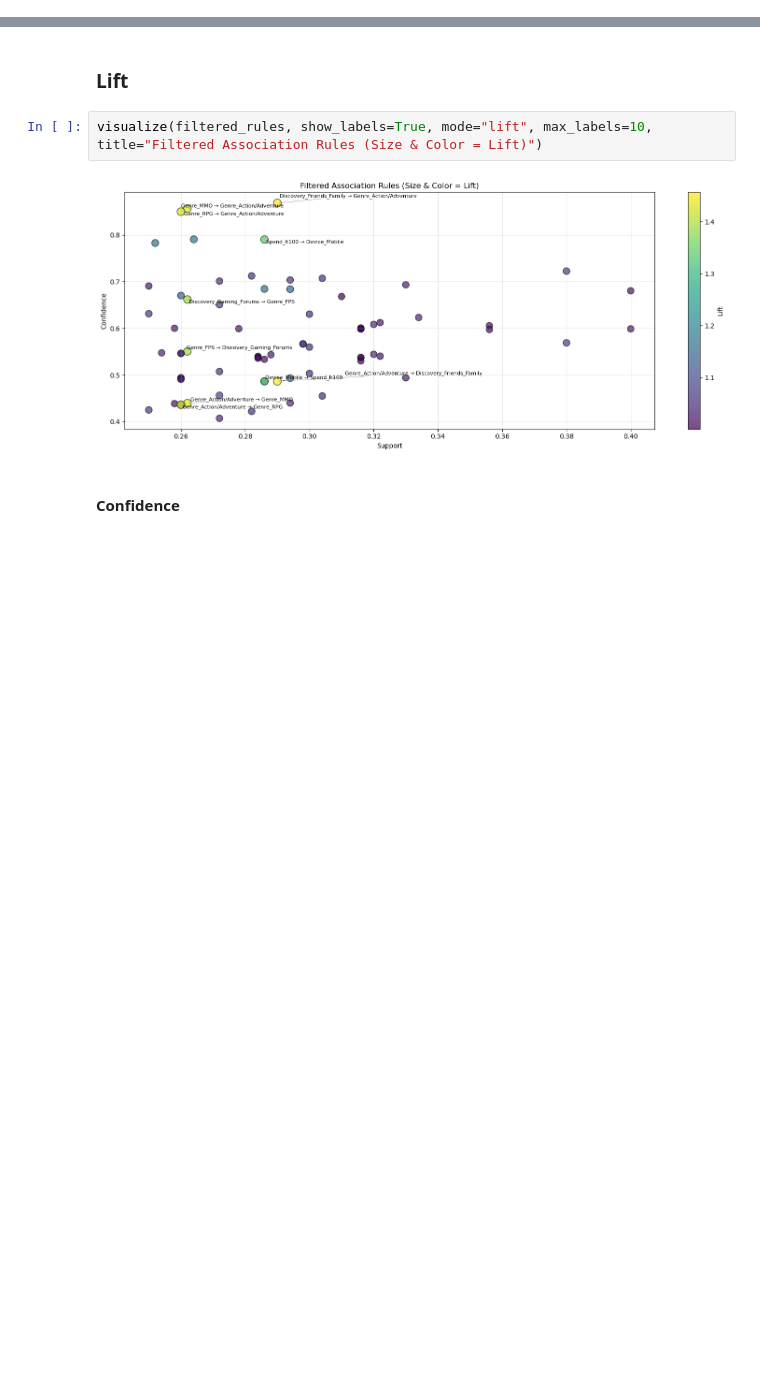
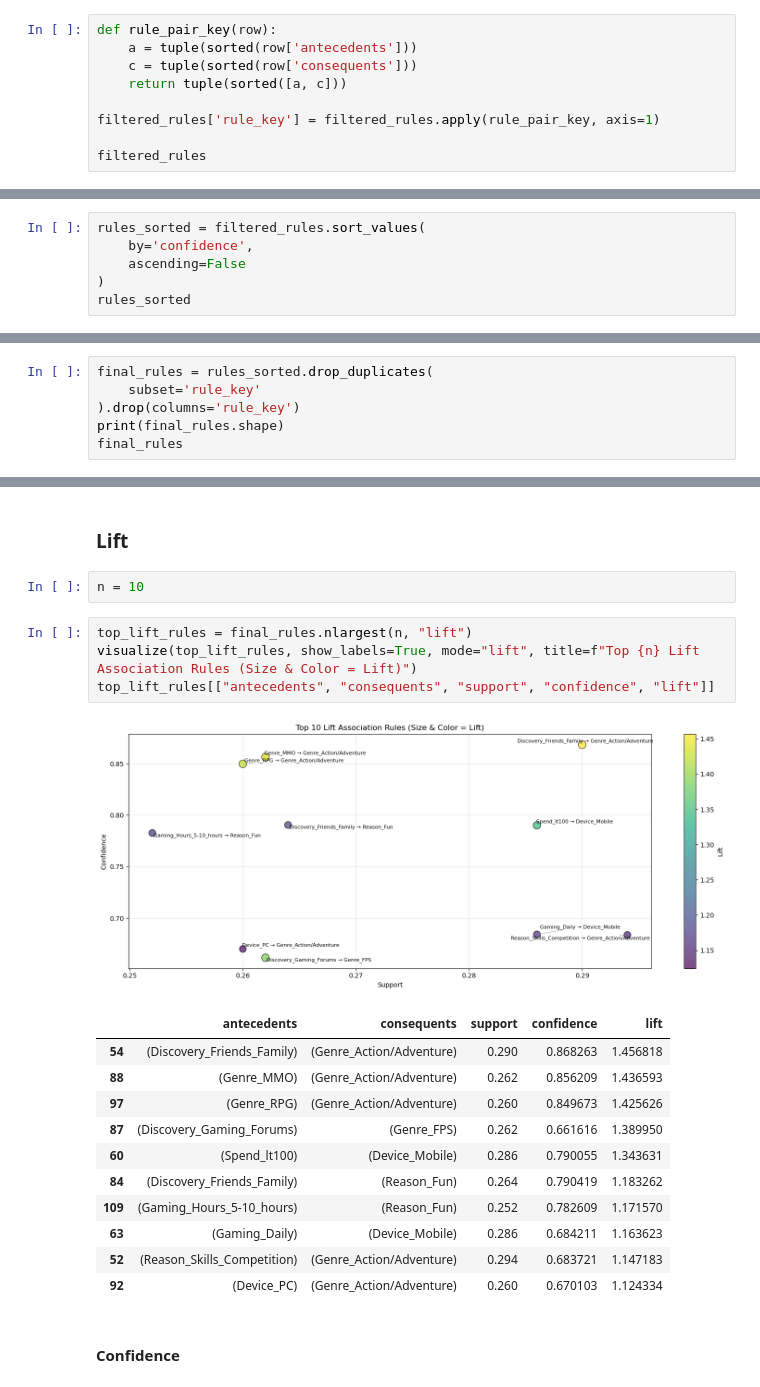
Before and after one commit to RazielLluch/CSC172-AssociationMining-Lluch, a Jupyter notebook: apriori.ipynb, the cells around one changed output, grey strips where cells are left out. Cells and saved outputs as stored; diff of their text form; blank space fills up the shorter version.

```diff
--- a/apriori.ipynb
+++ b/apriori.ipynb
@@ -378,0 +385,9 @@ visualize(filtered_rules, show_labels=True, mode="random", max_labels=10, title=
+# %%
+def rule_pair_key(row):
+    a = tuple(sorted(row['antecedents']))
+    c = tuple(sorted(row['consequents']))
+    return tuple(sorted([a, c]))
+
+filtered_rules['rule_key'] = filtered_rules.apply(rule_pair_key, axis=1)
+
+filtered_rules
@@ -378,0 +408,6 @@ visualize(filtered_rules, show_labels=True, mode="random", max_labels=10, title=
+# %%
+rules_sorted = filtered_rules.sort_values(
+    by='confidence',
+    ascending=False
+)
+rules_sorted
@@ -378,0 +428,6 @@ visualize(filtered_rules, show_labels=True, mode="random", max_labels=10, title=
+# %%
+final_rules = rules_sorted.drop_duplicates(
+    subset='rule_key'
+).drop(columns='rule_key')
+print(final_rules.shape)
+final_rules
@@ -379,9 +482,24 @@ visualize(filtered_rules, show_labels=True, mode="random", max_labels=10, title=
 # %% [markdown]
 ### Lift
+# %%
+n = 10
 # %%
-visualize(filtered_rules, show_labels=True, mode="lift", max_labels=10, title="Filtered Association Rules (Size & Color = Lift)")
+top_lift_rules = final_rules.nlargest(n, "lift")
+visualize(top_lift_rules, show_labels=True, mode="lift", title=f"Top {n} Lift Association Rules (Size & Color = Lift)")
+top_lift_rules[["antecedents", "consequents", "support", "confidence", "lift"]]
 # %% [output]
-[figure, old version]
+[figure, new version]
+|  | antecedents | consequents | support | confidence | lift |
+| 54 | (Discovery_Friends_Family) | (Genre_Action/Adventure) | 0.290 | 0.868263 | 1.456818 |
+| 88 | (Genre_MMO) | (Genre_Action/Adventure) | 0.262 | 0.856209 | 1.436593 |
+| 97 | (Genre_RPG) | (Genre_Action/Adventure) | 0.260 | 0.849673 | 1.425626 |
+| 87 | (Discovery_Gaming_Forums) | (Genre_FPS) | 0.262 | 0.661616 | 1.389950 |
+| 60 | (Spend_lt100) | (Device_Mobile) | 0.286 | 0.790055 | 1.343631 |
+| 84 | (Discovery_Friends_Family) | (Reason_Fun) | 0.264 | 0.790419 | 1.183262 |
+| 109 | (Gaming_Hours_5-10_hours) | (Reason_Fun) | 0.252 | 0.782609 | 1.171570 |
+| 63 | (Gaming_Daily) | (Device_Mobile) | 0.286 | 0.684211 | 1.163623 |
+| 52 | (Reason_Skills_Competition) | (Genre_Action/Adventure) | 0.294 | 0.683721 | 1.147183 |
+| 92 | (Device_PC) | (Genre_Action/Adventure) | 0.260 | 0.670103 | 1.124334 |
 # %% [markdown]
 #### Confidence
 # %%
```
Also changed, not shown: parts of 28 cells of this notebook, 8 other files.
